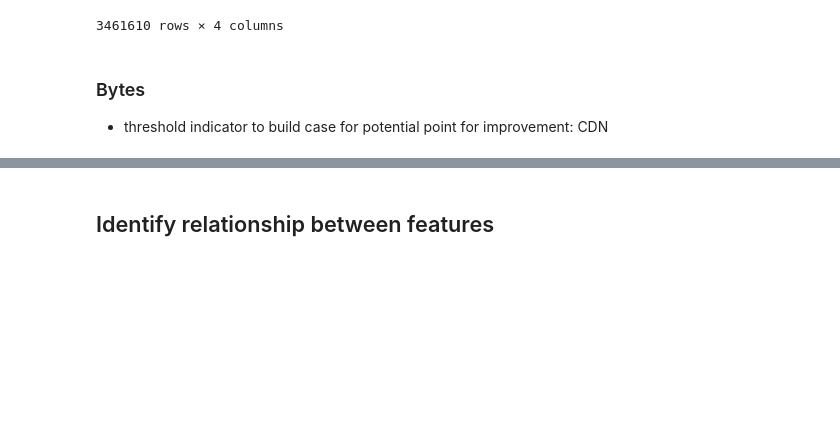
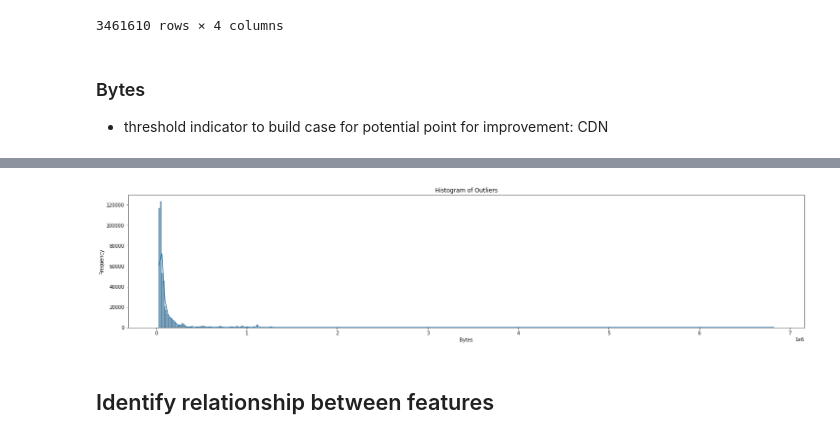
Before and after one commit to emtabiraobarias/nasa-website-1995-analysis, a Jupyter notebook: eda/nasa_website_analysis.ipynb, the cells around one changed output, grey strips where cells are left out. Drawn from its saved outputs; the diff is of its cells as text; code cells hidden in the pictures; blank space fills up the shorter version.

```diff
--- a/eda/nasa_website_analysis.ipynb
+++ b/eda/nasa_website_analysis.ipynb
@@ -652,3 +723,19 @@ df_response
+# %%
+import seaborn as sns
+
+fig, ax2 = plt.subplots(figsize=(25,5))
+# matplotlib histogram
+#ax2 = plt.hist(df_outliers['bytes'], color = 'blue', edgecolor = 'black', bins=np.arange(outliers_fence_low, outliers_fence_high, 500000))
+
+# seaborn histogram
+ax2 = sns.histplot(df_outliers['bytes'], kde=True, bins=np.arange(outliers_fence_low, outliers_fence_high, 15000))
+# Add labels
+ax2.set_title('Histogram of Outliers')
+ax2.set_xlabel('Bytes')
+ax2.set_ylabel('Frequency')
+plt.show()
+# %% [output]
+[figure, added]
 # %% [markdown]
 ## Identify relationship between features
 # %% [markdown]
```
Also changed, not shown: parts of 8 cells of this notebook.
